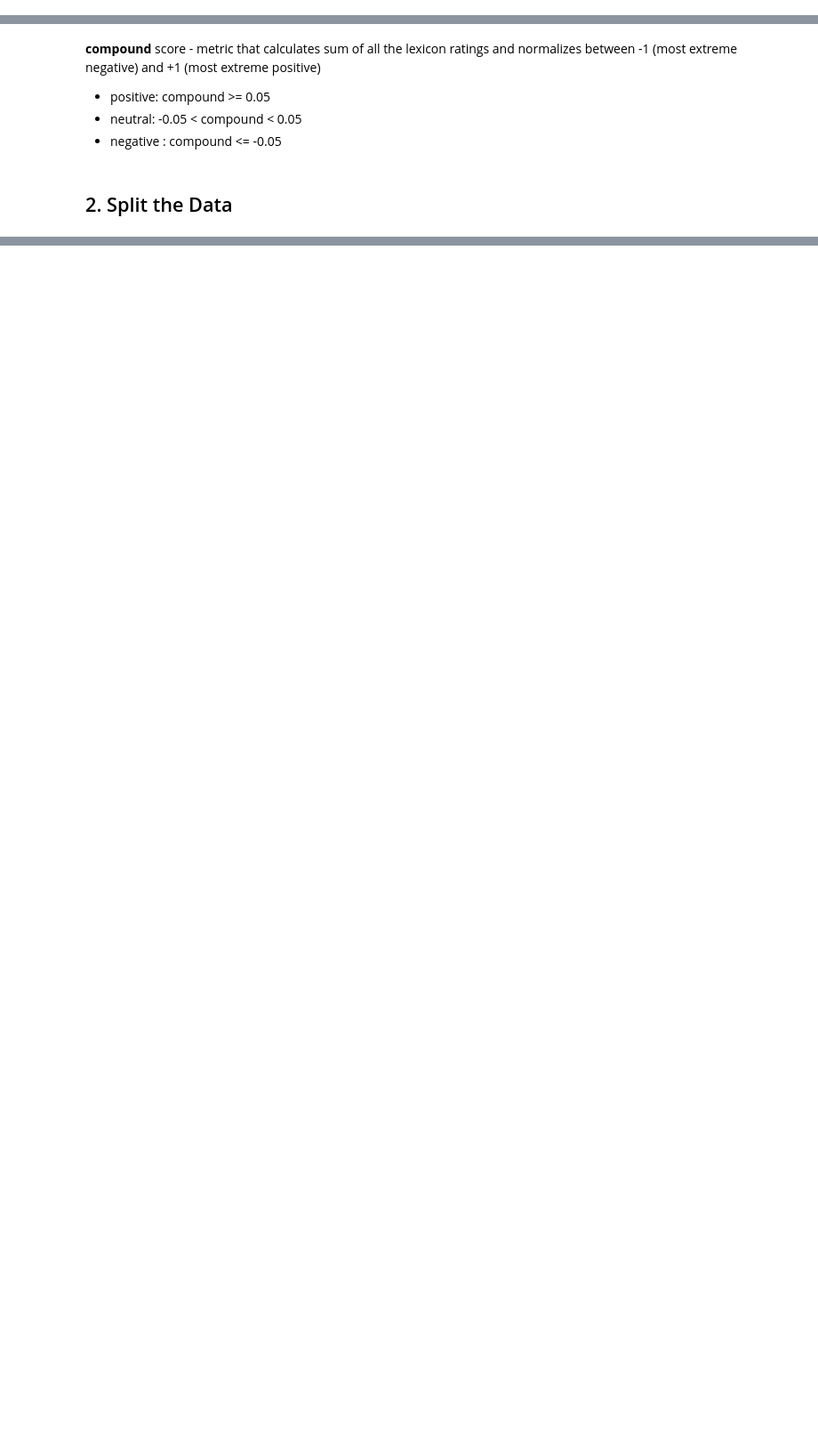
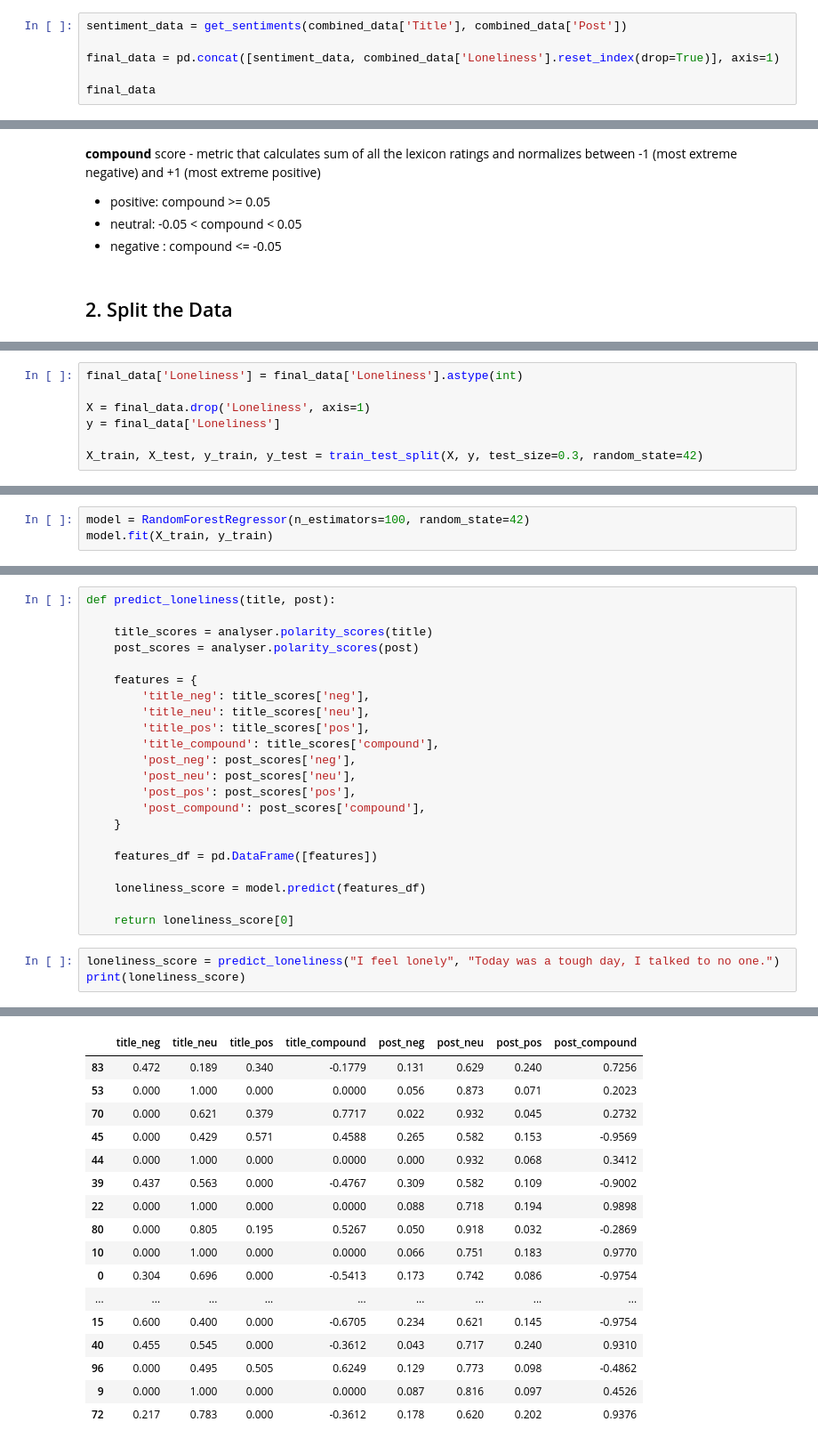
Before and after one commit to DoHowie/COGS199_WI24, a Jupyter notebook: test.ipynb, the cells around one changed output, grey strips where cells are left out. Shown at 89% size. Drawn from its saved outputs; the diff is of its cells as text; blank space fills up the shorter version.

Commit message:
have model implemented, might need more improvement for better accuracy.

```diff
--- a/test.ipynb
+++ b/test.ipynb
@@ -174,0 +140,6 @@ print(title_sentiments)
+# %%
+sentiment_data = get_sentiments(combined_data['Title'], combined_data['Post'])
+
+final_data = pd.concat([sentiment_data, combined_data['Loneliness'].reset_index(drop=True)], axis=1)
+
+final_data
@@ -214,0 +167,7 @@ NameError: name 'X_title_train' is not defined
+# %%
+final_data['Loneliness'] = final_data['Loneliness'].astype(int)
+
+X = final_data.drop('Loneliness', axis=1)
+y = final_data['Loneliness']
+
+X_train, X_test, y_train, y_test = train_test_split(X, y, test_size=0.3, random_state=42)
@@ -214,0 +176,3 @@ NameError: name 'X_title_train' is not defined
+# %%
+model = RandomForestRegressor(n_estimators=100, random_state=42)
+model.fit(X_train, y_train)
@@ -214,0 +195,26 @@ NameError: name 'X_title_train' is not defined
+# %%
+def predict_loneliness(title, post):
+
+    title_scores = analyser.polarity_scores(title)
+    post_scores = analyser.polarity_scores(post)
+
+    features = {
+        'title_neg': title_scores['neg'],
+        'title_neu': title_scores['neu'],
+        'title_pos': title_scores['pos'],
+        'title_compound': title_scores['compound'],
+        'post_neg': post_scores['neg'],
+        'post_neu': post_scores['neu'],
+        'post_pos': post_scores['pos'],
+        'post_compound': post_scores['compound'],
+    }
+
+    features_df = pd.DataFrame([features])
+
+    loneliness_score = model.predict(features_df)
+
+    return loneliness_score[0]
+# %%
+loneliness_score = predict_loneliness("I feel lonely", "Today was a tough day, I talked to no one.")
+print(loneliness_score)
+# %% [output]
@@ -214,0 +222,17 @@ NameError: name 'X_title_train' is not defined
+|  | title_neg | title_neu | title_pos | title_compound | post_neg | post_neu | post_pos | post_compound |
+| 83 | 0.472 | 0.189 | 0.340 | -0.1779 | 0.131 | 0.629 | 0.240 | 0.7256 |
+| 53 | 0.000 | 1.000 | 0.000 | 0.0000 | 0.056 | 0.873 | 0.071 | 0.2023 |
+| 70 | 0.000 | 0.621 | 0.379 | 0.7717 | 0.022 | 0.932 | 0.045 | 0.2732 |
+| 45 | 0.000 | 0.429 | 0.571 | 0.4588 | 0.265 | 0.582 | 0.153 | -0.9569 |
+| 44 | 0.000 | 1.000 | 0.000 | 0.0000 | 0.000 | 0.932 | 0.068 | 0.3412 |
+| 39 | 0.437 | 0.563 | 0.000 | -0.4767 | 0.309 | 0.582 | 0.109 | -0.9002 |
+| 22 | 0.000 | 1.000 | 0.000 | 0.0000 | 0.088 | 0.718 | 0.194 | 0.9898 |
+| 80 | 0.000 | 0.805 | 0.195 | 0.5267 | 0.050 | 0.918 | 0.032 | -0.2869 |
+| 10 | 0.000 | 1.000 | 0.000 | 0.0000 | 0.066 | 0.751 | 0.183 | 0.9770 |
+| 0 | 0.304 | 0.696 | 0.000 | -0.5413 | 0.173 | 0.742 | 0.086 | -0.9754 |
+| ... | ... | ... | ... | ... | ... | ... | ... | ... |
+| 15 | 0.600 | 0.400 | 0.000 | -0.6705 | 0.234 | 0.621 | 0.145 | -0.9754 |
+| 40 | 0.455 | 0.545 | 0.000 | -0.3612 | 0.043 | 0.717 | 0.240 | 0.9310 |
+| 96 | 0.000 | 0.495 | 0.505 | 0.6249 | 0.129 | 0.773 | 0.098 | -0.4862 |
+| 9 | 0.000 | 1.000 | 0.000 | 0.0000 | 0.087 | 0.816 | 0.097 | 0.4526 |
+| 72 | 0.217 | 0.783 | 0.000 | -0.3612 | 0.178 | 0.620 | 0.202 | 0.9376 |
```
Also changed, not shown: parts of 14 cells of this notebook.
